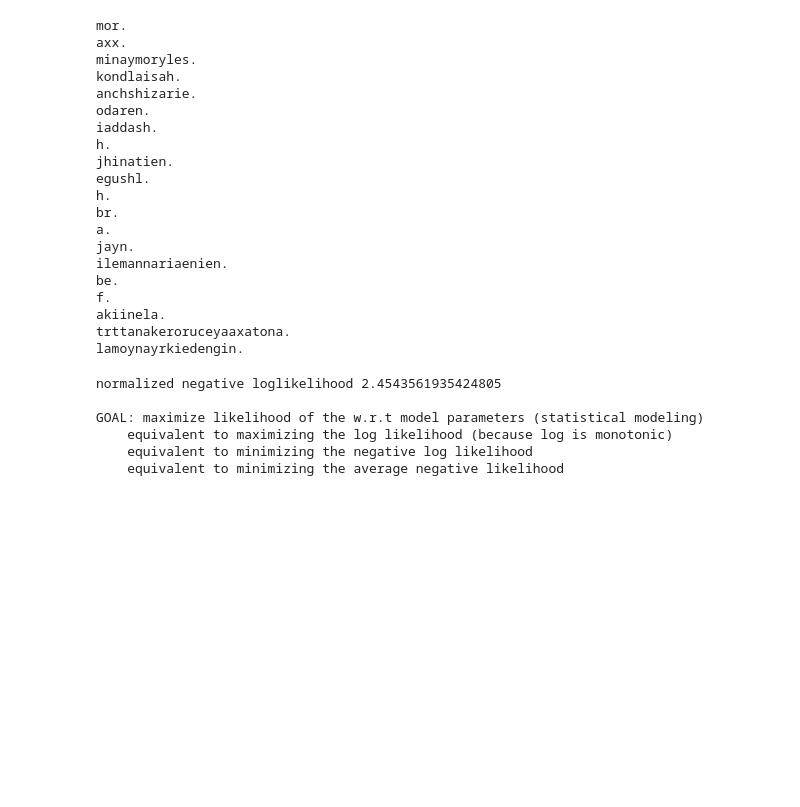
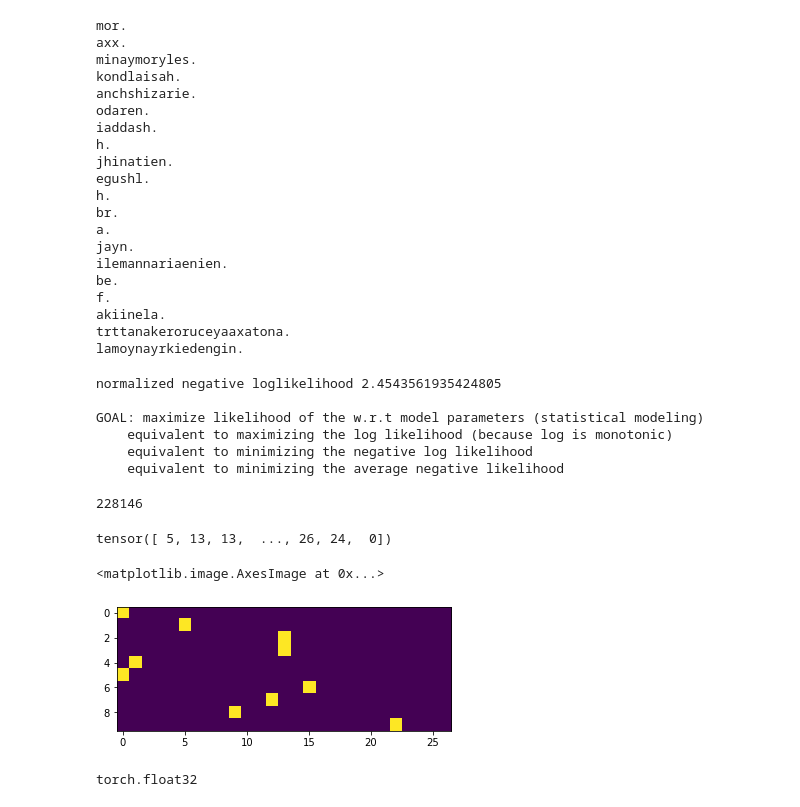
Before and after one commit to hugomatic/misc, a Jupyter notebook: ai/makemore/makemore.ipynb, the cells around one changed output. Cells and saved outputs as stored; diff of their text form; code cells hidden in the pictures; blank space fills up the shorter version.

```diff
--- a/ai/makemore/makemore.ipynb
+++ b/ai/makemore/makemore.ipynb
@@ -174,3 +175,35 @@ GOAL: maximize likelihood of the w.r.t model parameters (statistical modeling)
     equivalent to maximizing the log likelihood (because log is monotonic)
     equivalent to minimizing the negative log likelihood
     equivalent to minimizing the average negative likelihood
+# %%
+xs, ys = [], []
+
+for w in words:
+    chs = ['.'] + list(w) + ['.']
+    for c1,c2 in zip(chs, chs[1:]):
+        ix1 = stoi[c1]
+        ix2 = stoi[c2]
+        xs.append(ix1)
+        ys.append(ix2)
+
+xs = torch.tensor(xs)
+ys = torch.tensor(ys)
+# %%
+len(xs)
+# %% [output]
+228146
+# %%
+ys
+# %% [output]
+tensor([ 5, 13, 13,  ..., 26, 24,  0])
+# %%
+# visualize the input (a vector of zeros with a single 1 corresponding to the bigram's input first letter)
+xenc = F.one_hot(xs[0:10], num_classes=27).float()
+plt.imshow(xenc)
+# %% [output]
+<matplotlib.image.AxesImage at 0x...>
+[figure, added]
+# %%
+xenc.dtype
+# %% [output]
+torch.float32
```
Also changed, not shown: parts of 15 cells of this notebook, 3 other files.
